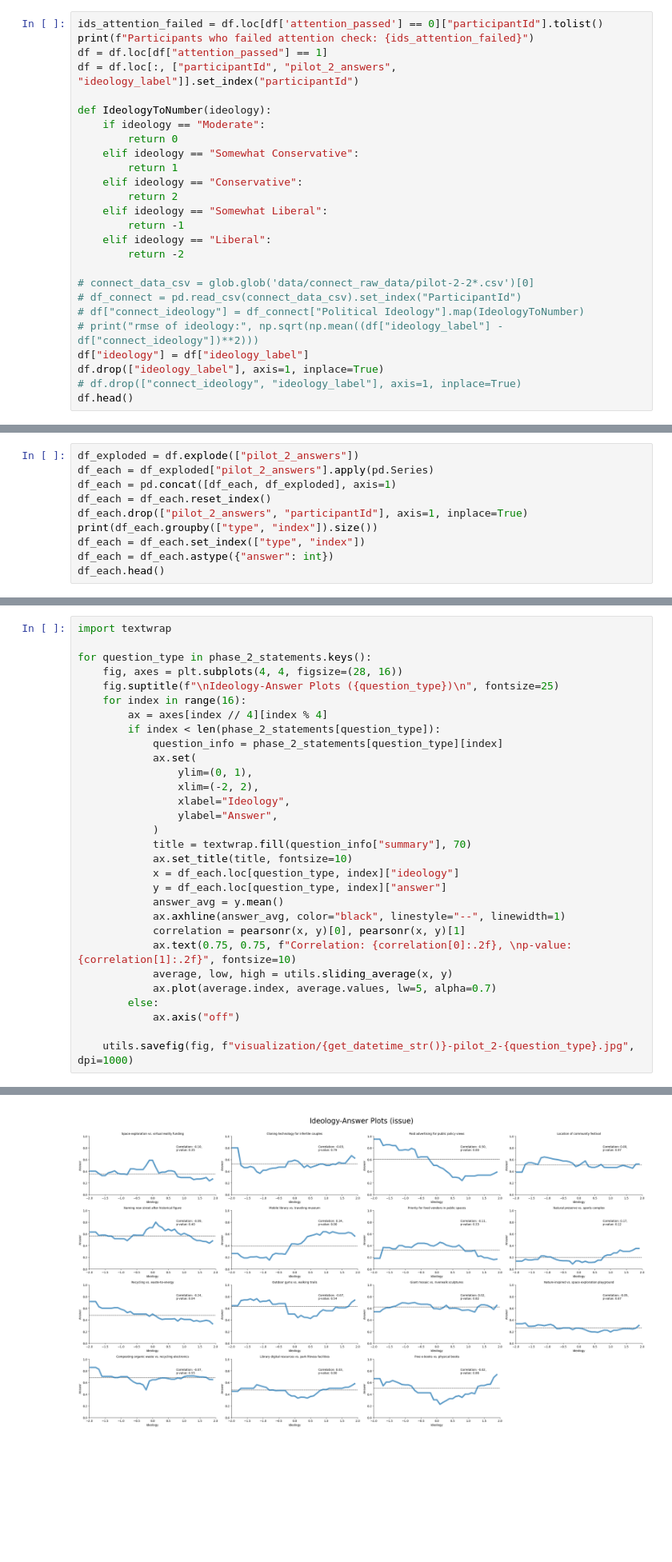
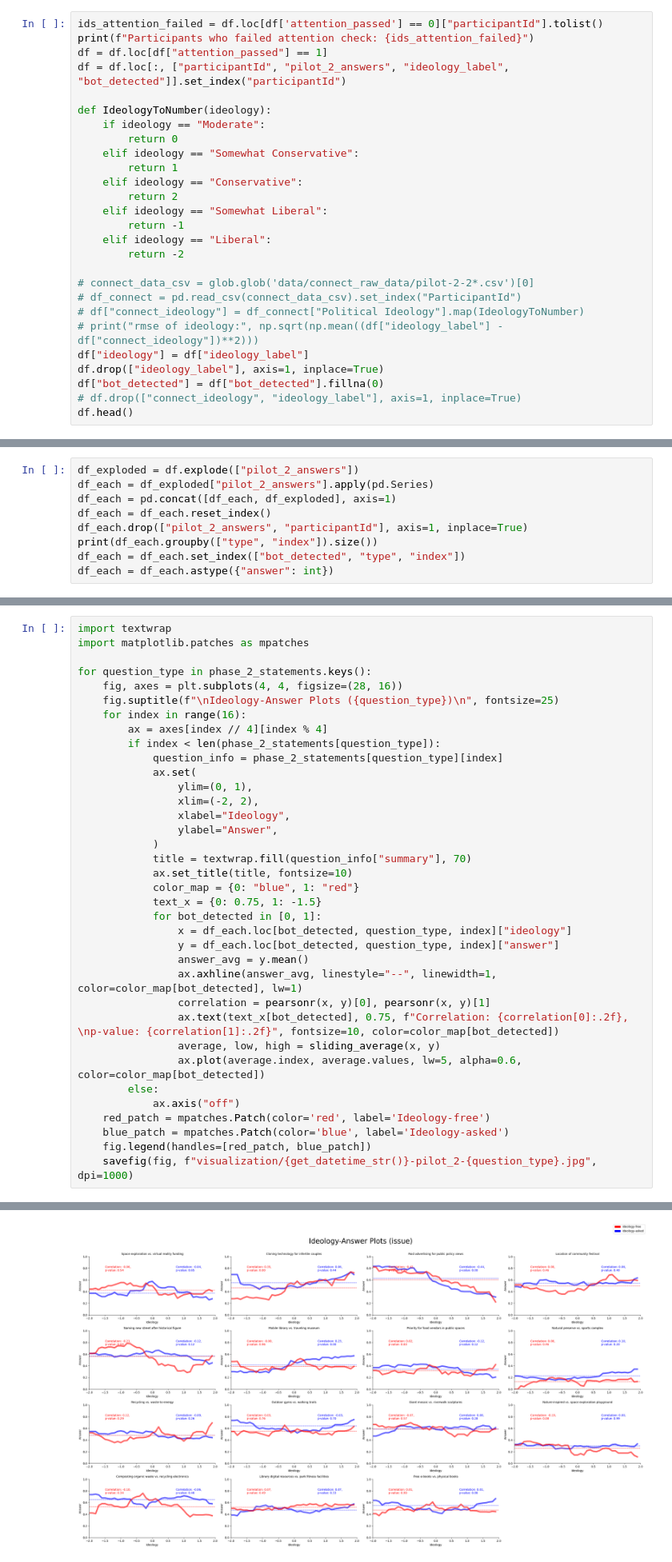
Before and after one commit to yindeqiang/Online-Politicization-Experiment-Website, a Jupyter notebook: data_analysis/pilot_2.ipynb, the cells around one changed output, grey strips where cells are left out. Shown at 80% size. Saved outputs shown, nothing was run; the diff lists cells and outputs as text; blank space fills up the shorter version.

```diff
--- a/data_analysis/pilot_2.ipynb
+++ b/data_analysis/pilot_2.ipynb
@@ -67,7 +68,7 @@ Data read finished, length 199
 ids_attention_failed = df.loc[df['attention_passed'] == 0]["participantId"].tolist()
 print(f"Participants who failed attention check: {ids_attention_failed}")
 df = df.loc[df["attention_passed"] == 1]
-df = df.loc[:, ["participantId", "pilot_2_answers", "ideology_label"]].set_index("participantId")
+df = df.loc[:, ["participantId", "pilot_2_answers", "ideology_label", "bot_detected"]].set_index("participantId")
 
 def IdeologyToNumber(ideology):
     if ideology == "Moderate":
@@ -87,6 +88,7 @@ def IdeologyToNumber(ideology):
 # print("rmse of ideology:", np.sqrt(np.mean((df["ideology_label"] - df["connect_ideology"])**2)))
 df["ideology"] = df["ideology_label"]
 df.drop(["ideology_label"], axis=1, inplace=True)
+df["bot_detected"] = df["bot_detected"].fillna(0)
 # df.drop(["connect_ideology", "ideology_label"], axis=1, inplace=True)
 df.head()
 # %% [output]
@@ -120,8 +122,7 @@ df_each = pd.concat([df_each, df_exploded], axis=1)
 df_each = df_each.reset_index()
 df_each.drop(["pilot_2_answers", "participantId"], axis=1, inplace=True)
 print(df_each.groupby(["type", "index"]).size())
-df_each = df_each.set_index(["type", "index"])
+df_each = df_each.set_index(["bot_detected", "type", "index"])
 df_each = df_each.astype({"answer": int})
-df_each.head()
 # %% [output]
 type        index
@@ -151,5 +145,6 @@ dtype: int64
 # %%
 import textwrap
+import matplotlib.patches as mpatches
 
 for question_type in phase_2_statements.keys():
     fig, axes = plt.subplots(4, 4, figsize=(28, 16))
@@ -166,16 +161,21 @@ for question_type in phase_2_statements.keys():
             )
             title = textwrap.fill(question_info["summary"], 70)
             ax.set_title(title, fontsize=10)
-            x = df_each.loc[question_type, index]["ideology"]
-            y = df_each.loc[question_type, index]["answer"]
-            answer_avg = y.mean()
-            ax.axhline(answer_avg, color="black", linestyle="--", linewidth=1)
-            correlation = pearsonr(x, y)[0], pearsonr(x, y)[1]
-            ax.text(0.75, 0.75, f"Correlation: {correlation[0]:.2f}, \np-value: {correlation[1]:.2f}", fontsize=10)
-            average, low, high = utils.sliding_average(x, y)
-            ax.plot(average.index, average.values, lw=5, alpha=0.7)
+            color_map = {0: "blue", 1: "red"}
+            text_x = {0: 0.75, 1: -1.5}
+            for bot_detected in [0, 1]:
+                x = df_each.loc[bot_detected, question_type, index]["ideology"]
+                y = df_each.loc[bot_detected, question_type, index]["answer"]
+                answer_avg = y.mean()
+                ax.axhline(answer_avg, linestyle="--", linewidth=1, color=color_map[bot_detected], lw=1)
+                correlation = pearsonr(x, y)[0], pearsonr(x, y)[1]
+                ax.text(text_x[bot_detected], 0.75, f"Correlation: {correlation[0]:.2f}, \np-value: {correlation[1]:.2f}", fontsize=10, color=color_map[bot_detected])
+                average, low, high = sliding_average(x, y)
+                ax.plot(average.index, average.values, lw=5, alpha=0.6, color=color_map[bot_detected])
         else:
             ax.axis("off")
-
-    utils.savefig(fig, f"visualization/{get_datetime_str()}-pilot_2-{question_type}.jpg", dpi=1000)
+    red_patch = mpatches.Patch(color='red', label='Ideology-free')
+    blue_patch = mpatches.Patch(color='blue', label='Ideology-asked')
+    fig.legend(handles=[red_patch, blue_patch])
+    savefig(fig, f"visualization/{get_datetime_str()}-pilot_2-{question_type}.jpg", dpi=1000)
 # %% [output]
@@ -184 +184 @@ for question_type in phase_2_statements.keys():
-[figure, old version]
+[figure, new version]
```
Also changed, not shown: parts of 5 cells of this notebook, 23 other files.
